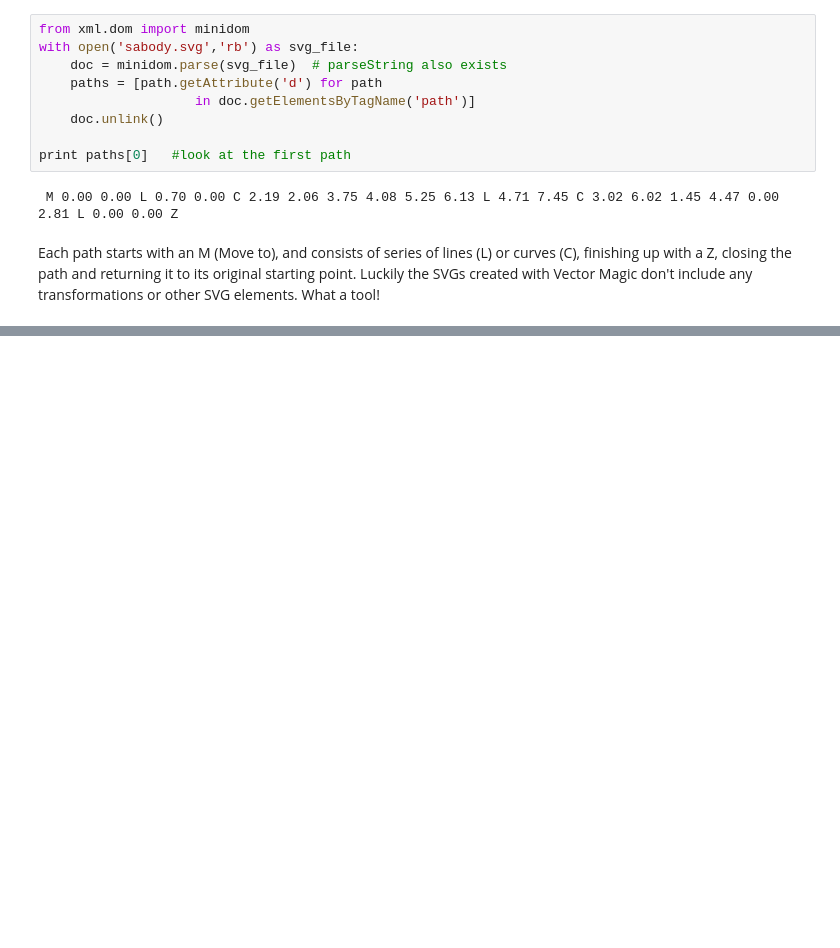
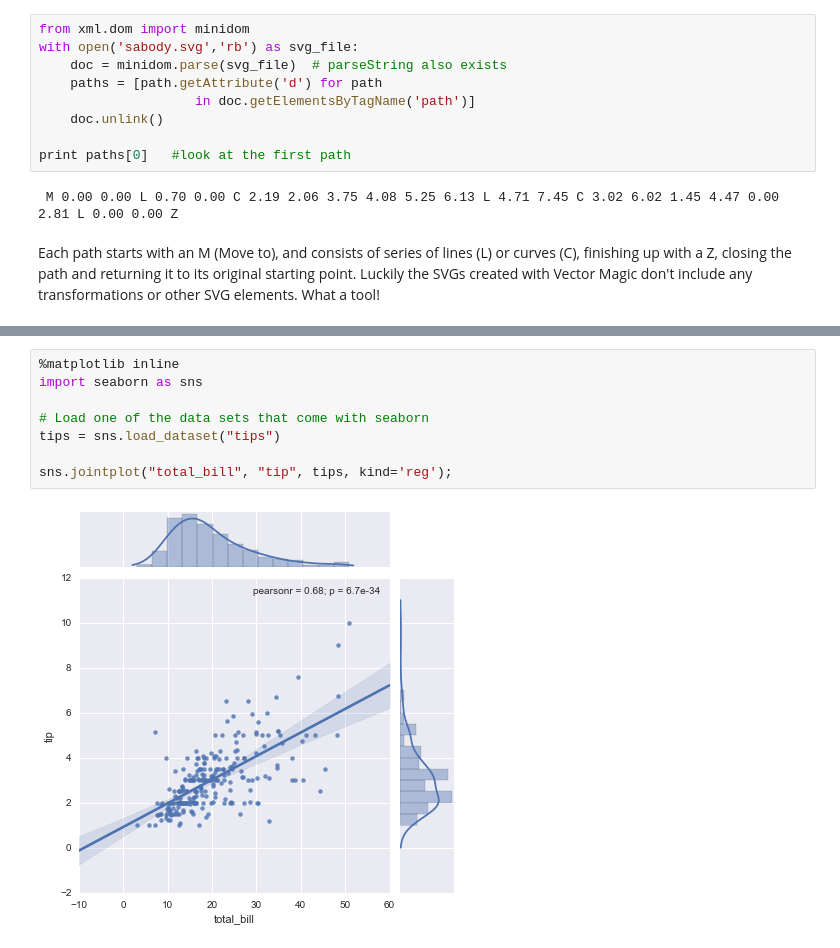
Before and after one commit to AlexMarshall12/Manga_Learn, a Jupyter notebook: One Piece Colorization.ipynb, the cells around one changed output, grey strips where cells are left out. Saved outputs shown, nothing was run; the diff lists cells and outputs as text; blank space fills up the shorter version.

```diff
--- a/One Piece Colorization.ipynb
+++ b/One Piece Colorization.ipynb
@@ -63,0 +152,10 @@ ImportError: No module named svg.path
+# %%
+%matplotlib inline
+import seaborn as sns
+
+# Load one of the data sets that come with seaborn
+tips = sns.load_dataset("tips")
+
+sns.jointplot("total_bill", "tip", tips, kind='reg');
+# %% [output]
+[figure, added]
```
Also changed, not shown: parts of 14 cells of this notebook.
